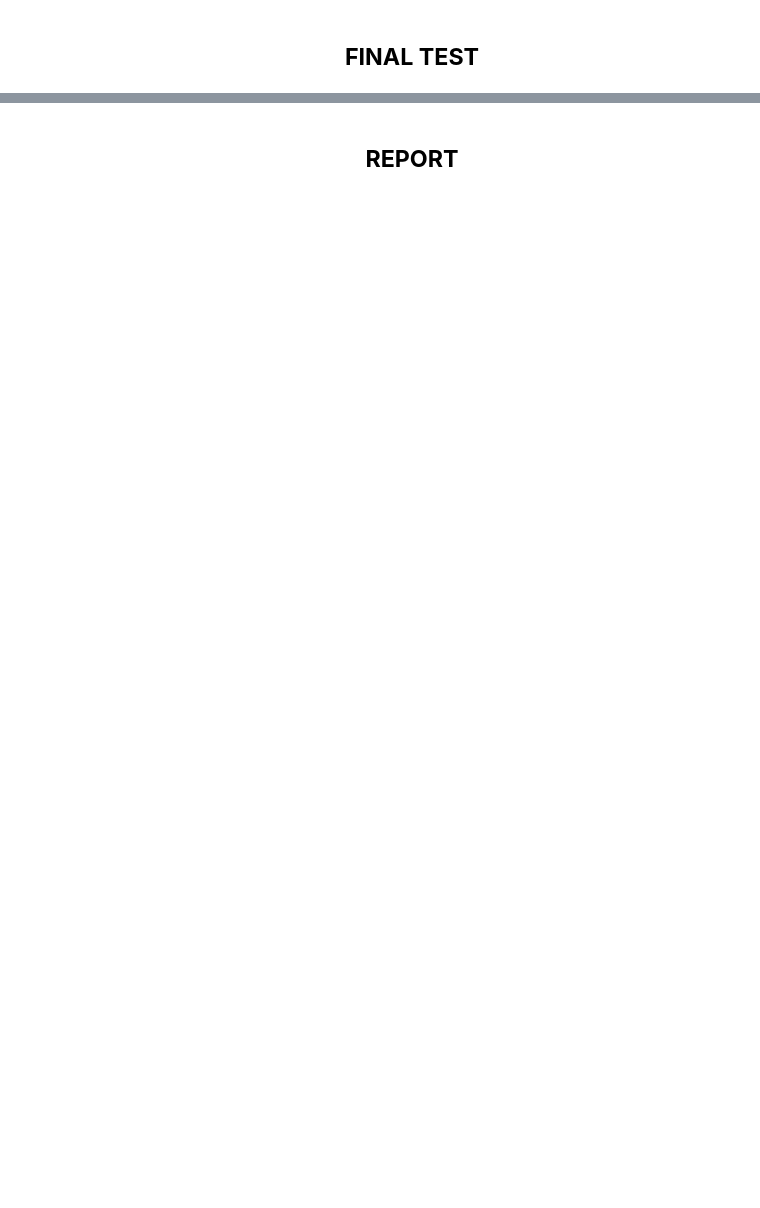
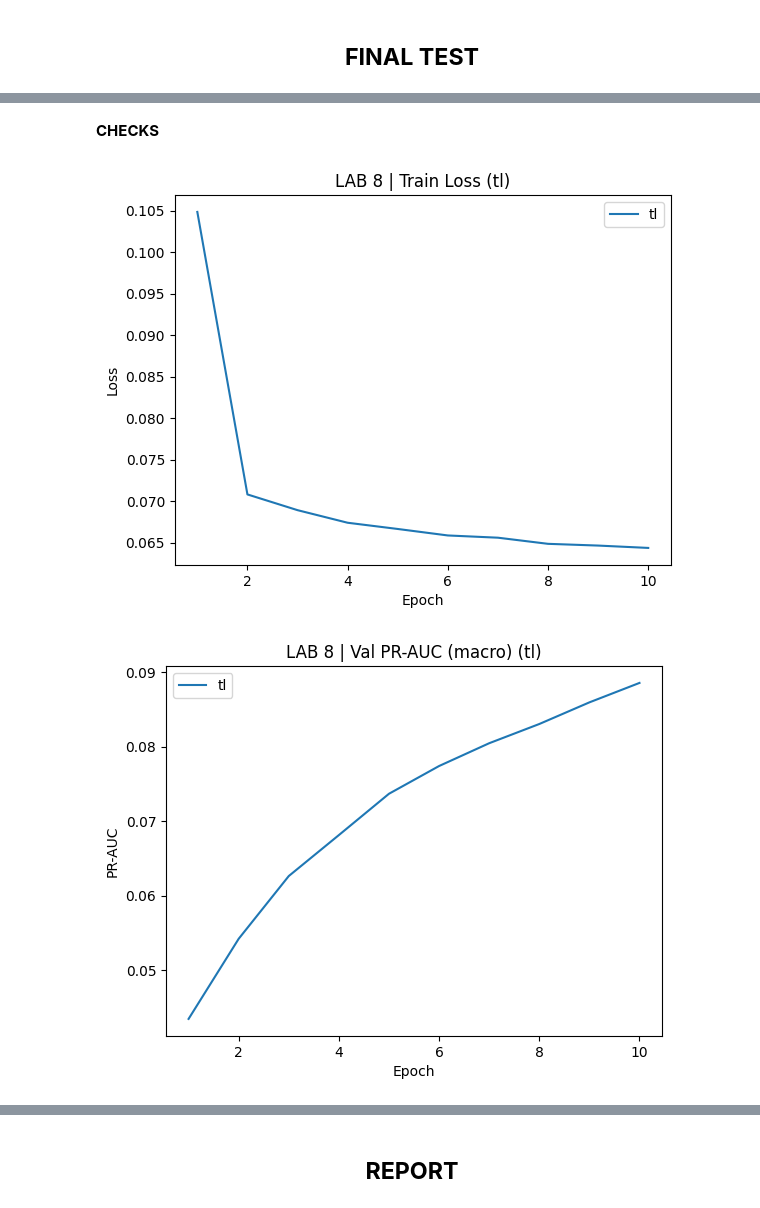
Before and after one commit to manueleco/ml-for-sound-and-music, a Jupyter notebook: lab08/Manuel-Castillo-lab8.ipynb, the cells around one changed output, grey strips where cells are left out. Cells and saved outputs as stored; diff of their text form; code cells hidden in the pictures; blank space fills up the shorter version.

```diff
--- a/lab08/Manuel-Castillo-lab8.ipynb
+++ b/lab08/Manuel-Castillo-lab8.ipynb
@@ -796,0 +1065,14 @@ accel_mem_max_mb: 122.214599609375
+# %%
+print(color.BOLD + "\nFINAL COMPARISON (TL vs BASELINE)" + color.END)
+print(f"Device: {device}")
+print(f"Train items: {len(train_df)} | Val items: {len(val_df)} | Test items: {len(test_df)}")
+print(f"Tags/classes: {n_classes}")
+
+for mode in ["tl", "baseline"]:
+    res = results[mode]
+    print(color.BOLD + f"\n{mode.upper()} FINAL" + color.END)
+    print(f"TEST ROC-AUC (macro): {res['test_roc']:.4f}")
+    print(f"TEST PR-AUC  (macro): {res['test_pr']:.4f}")
+    print(f"TEST valid_tags: {res['test_diag']['valid_classes']}/{res['test_diag']['total_classes']} (dropped={res['test_diag']['dropped_classes']})")
+    print("Emissions (kg CO2eq):", res["emissions_kg"])
+    print("Resources summary:", res["resources"])
@@ -796,0 +1098,54 @@ accel_mem_max_mb: 122.214599609375
+# %% [markdown]
+**CHECKS**
+# %%
+# SANITY CHECK 1: LEARNING CURVES (train loss / val PR-AUC / val ROC-AUC)
+import pandas as pd
+import matplotlib.pyplot as plt
+
+def plot_history(results, title_prefix=""):
+    for mode in ["tl", "baseline"]:
+        if mode not in results:
+            continue
+        hist = results[mode]["history"]
+        if not hist:
+            print(f"No history for {mode}")
+            continue
+
+        df = pd.DataFrame(hist)
+
+        plt.figure()
+        plt.plot(df["epoch"], df["train_loss"], label=f"{mode}")
+        plt.title(f"{title_prefix}Train Loss ({mode})")
+        plt.xlabel("Epoch")
+        plt.ylabel("Loss")
+        plt.legend()
+        plt.show()
+
+        plt.figure()
+        plt.plot(df["epoch"], df["val_pr"], label=f"{mode}")
+        plt.title(f"{title_prefix}Val PR-AUC (macro) ({mode})")
+        plt.xlabel("Epoch")
+        plt.ylabel("PR-AUC")
+        plt.legend()
+        plt.show()
+
+        plt.figure()
+        plt.plot(df["epoch"], df["val_roc"], label=f"{mode}")
+        plt.title(f"{title_prefix}Val ROC-AUC (macro) ({mode})")
+        plt.xlabel("Epoch")
+        plt.ylabel("ROC-AUC")
+        plt.legend()
+        plt.show()
+
+        plt.figure()
+        plt.plot(df["epoch"], df["epoch_time_s"], label=f"{mode}")
+        plt.title(f"{title_prefix}Epoch Time ({mode})")
+        plt.xlabel("Epoch")
+        plt.ylabel("Seconds")
+        plt.legend()
+        plt.show()
+
+plot_history(results, title_prefix="LAB 8 | ")
+# %% [output]
+[figure, added]
+[figure, added]
```
Also changed, not shown: parts of 32 cells of this notebook, 15 other files.
